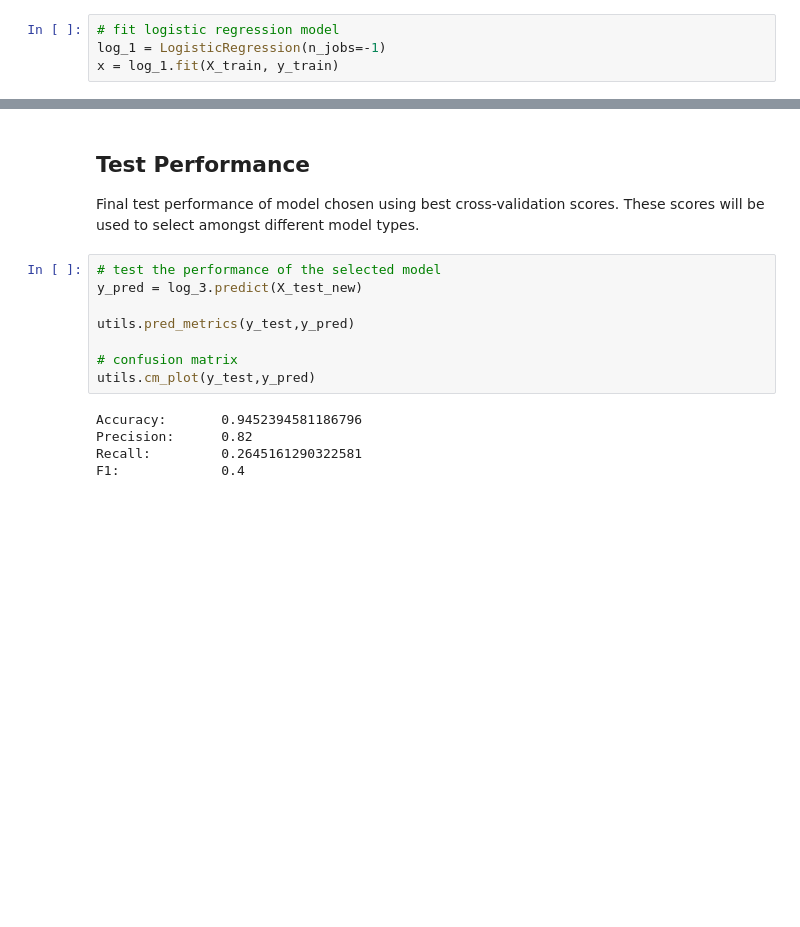
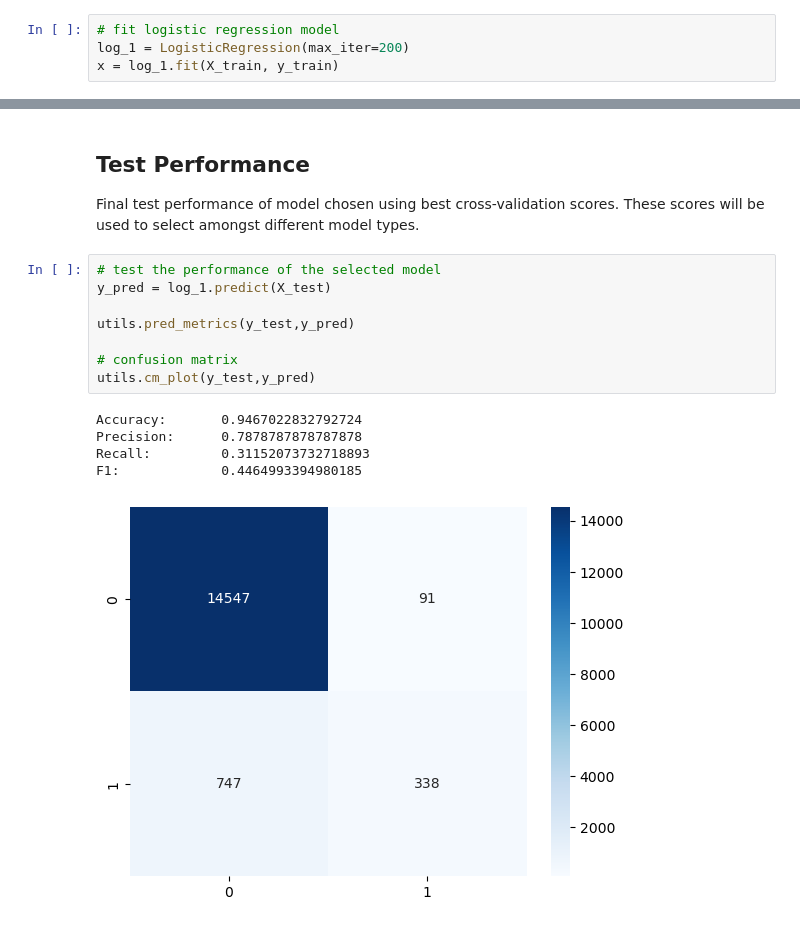
Before and after one commit to sheacon/ancient_toolmaking, a Jupyter notebook: 41-log-regression.ipynb, the cells around one changed output, grey strips where cells are left out. Saved outputs shown, nothing was run; the diff lists cells and outputs as text; blank space fills up the shorter version.

```diff
--- a/41-log-regression.ipynb
+++ b/41-log-regression.ipynb
@@ -72,7 +74,7 @@ y_test (15723,)
 ### Fit Model
 # %%
 # fit logistic regression model
-log_1 = LogisticRegression(n_jobs=-1)
+log_1 = LogisticRegression(max_iter=200)
 x = log_1.fit(X_train, y_train)
 # %% [markdown]
 ### Cross validation
@@ -155,14 +246,15 @@ score = utils.f1_cv(log_3, X_train, y_train)
 Final test performance of model chosen using best cross-validation scores. These scores will be used to select amongst different model types.
 # %%
 # test the performance of the selected model
-y_pred = log_3.predict(X_test_new)
+y_pred = log_1.predict(X_test)
 
 utils.pred_metrics(y_test,y_pred)
 
 # confusion matrix
 utils.cm_plot(y_test,y_pred)
 # %% [output]
-Accuracy:       0.9452394581186796
-Precision:      0.82
-Recall:         0.2645161290322581
-F1:             0.4
+Accuracy:       0.9467022832792724
+Precision:      0.7878787878787878
+Recall:         0.31152073732718893
+F1:             0.4464993394980185
+[figure, added]
```
Also changed, not shown: parts of 17 cells of this notebook.
